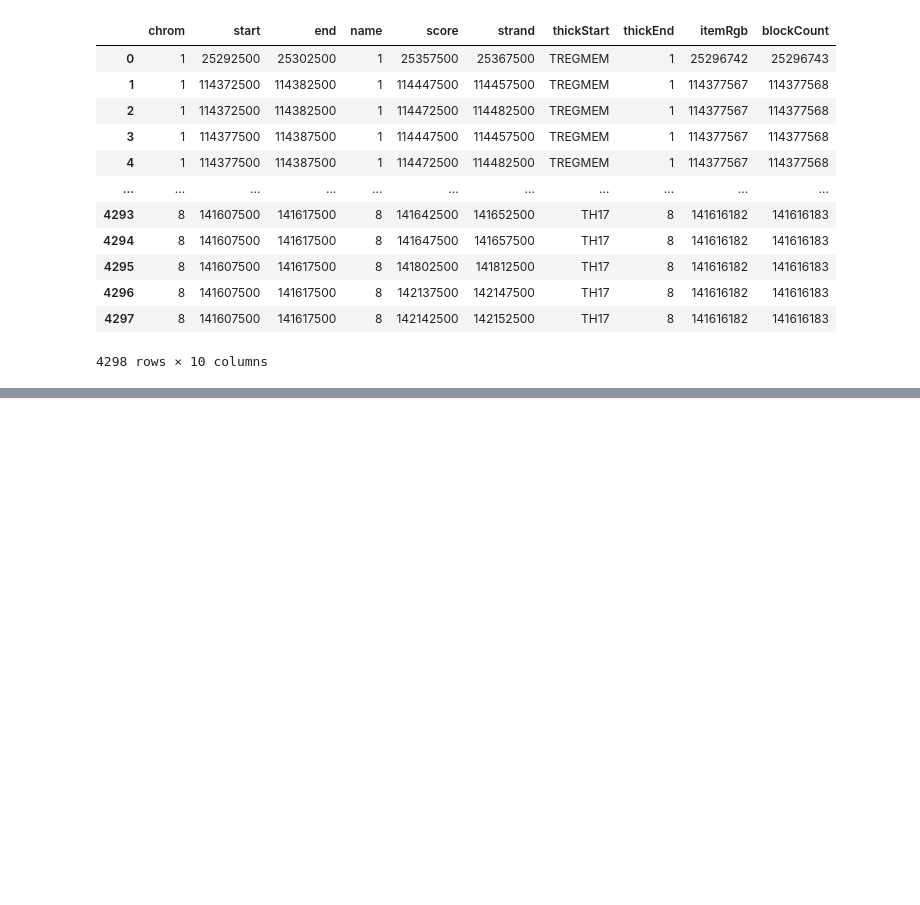
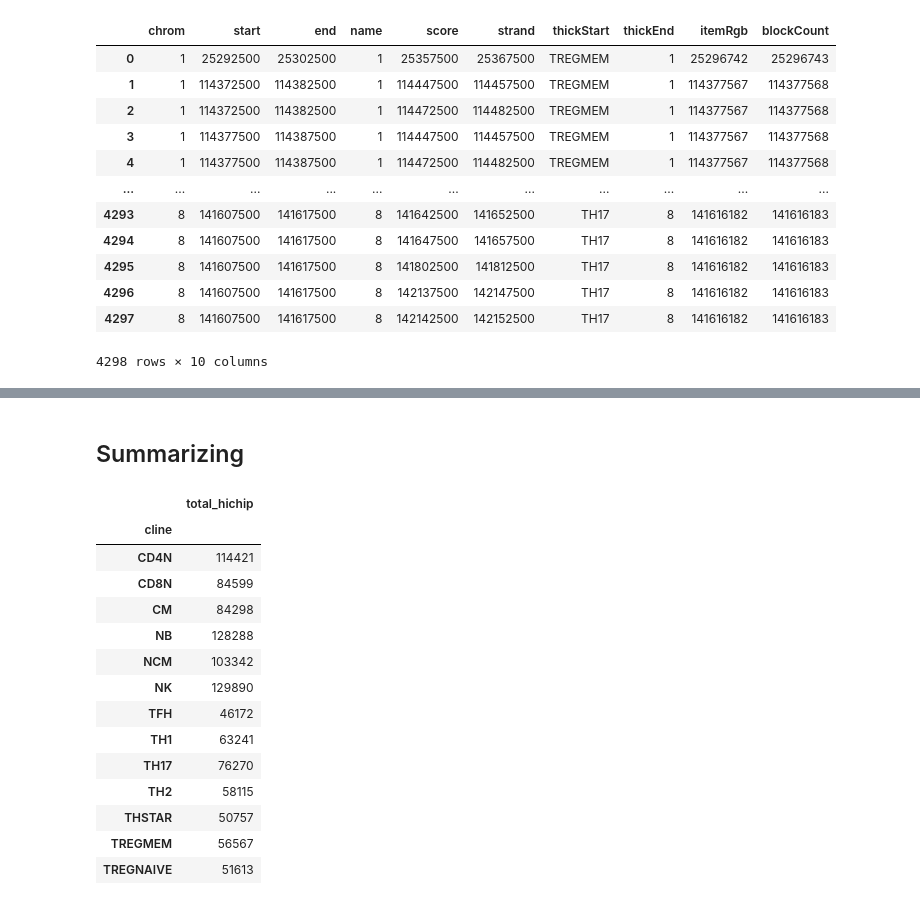
Before and after one commit to joreynajr/dchallenge, a Jupyter notebook: workflow/notebooks/develop/Intersect_T1D_GWAS_HiChIP.ipynb, the cells around one changed output, grey strips where cells are left out. Cells and saved outputs as stored; diff of their text form; code cells hidden in the pictures; blank space fills up the shorter version.

```diff
--- a/workflow/notebooks/develop/Intersect_T1D_GWAS_HiChIP.ipynb
+++ b/workflow/notebooks/develop/Intersect_T1D_GWAS_HiChIP.ipynb
@@ -133,0 +150,2 @@ gwas_hichip.head()
+# %% [markdown]
+## Summarizing
@@ -133,0 +159,23 @@ gwas_hichip.head()
+# %%
+cell_summary = {}
+# %%
+#summarize the total number of loops per cell
+cell_summary['total_loops'] = loop_df.groupby('cline').count()['startA'].to_frame()
+cell_summary['total_loops'].columns = ['total_hichip']
+cell_summary['total_loops']
+# %% [output]
+|  | total_hichip |
+| cline |  |
+| CD4N | 114421 |
+| CD8N | 84599 |
+| CM | 84298 |
+| NB | 128288 |
+| NCM | 103342 |
+| NK | 129890 |
+| TFH | 46172 |
+| TH1 | 63241 |
+| TH17 | 76270 |
+| TH2 | 58115 |
+| THSTAR | 50757 |
+| TREGMEM | 56567 |
+| TREGNAIVE | 51613 |
```
Also changed, not shown: parts of 14 cells of this notebook.
